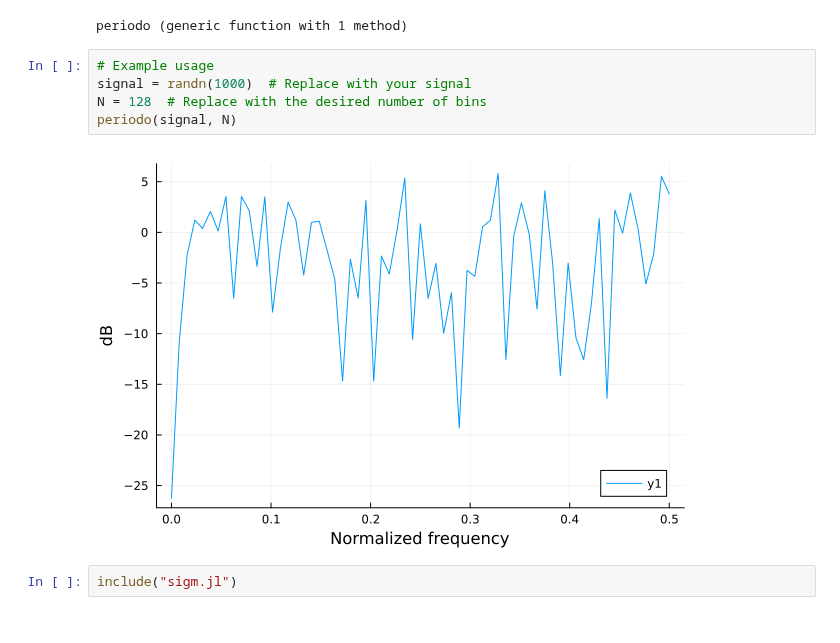
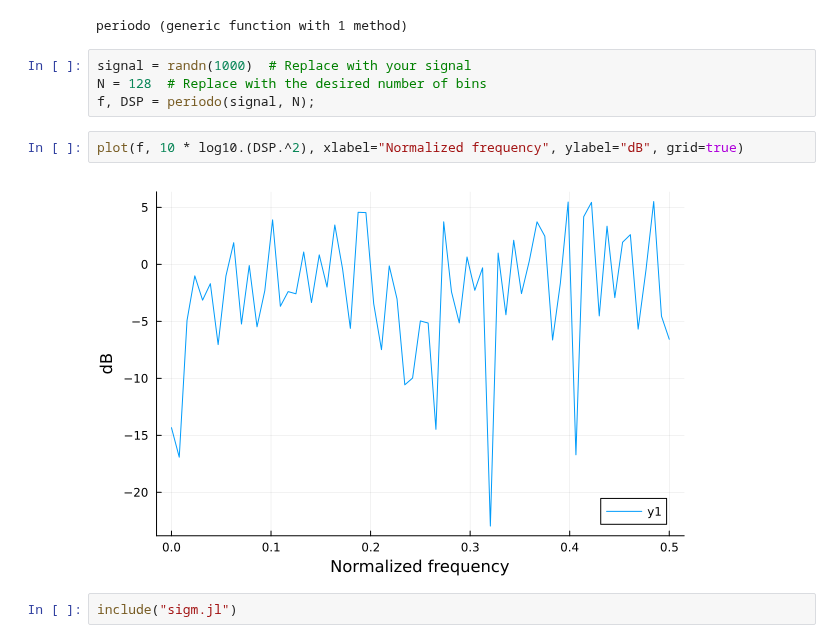
Before and after one commit to setrar/SSP, a Jupyter notebook: Homework/3/Part I/SpectrumEstimation.ipynb, the cells around one changed output. Saved outputs shown, nothing was run; the diff lists cells and outputs as text.

```diff
--- a/Homework/3/Part I/SpectrumEstimation.ipynb
+++ b/Homework/3/Part I/SpectrumEstimation.ipynb
@@ -54,12 +57,13 @@ include("periodo.jl")
 # %% [output]
 periodo (generic function with 1 method)
 # %%
-# Example usage
 signal = randn(1000)  # Replace with your signal
 N = 128  # Replace with the desired number of bins
-periodo(signal, N)
+f, DSP = periodo(signal, N);
-# %% [output]
-[figure, removed]
+# %%
+plot(f, 10 * log10.(DSP.^2), xlabel="Normalized frequency", ylabel="dB", grid=true)
+# %% [output]
+[figure, added]
 # %%
 include("sigm.jl")
 # %% [output]
```
Also changed, not shown: parts of 3 cells of this notebook, 2 other files.
